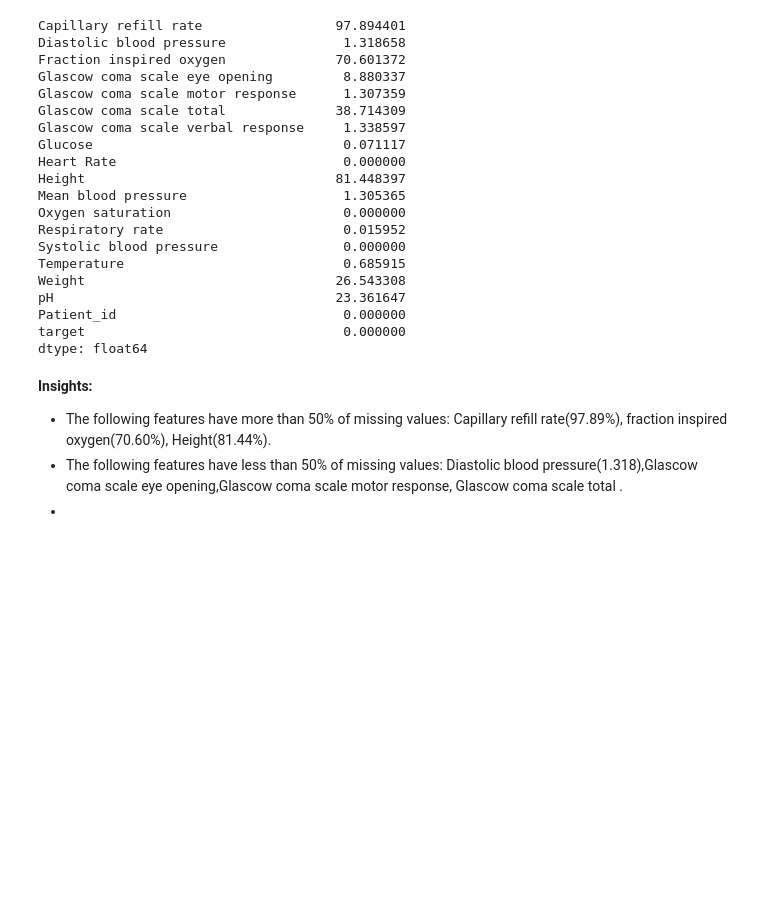
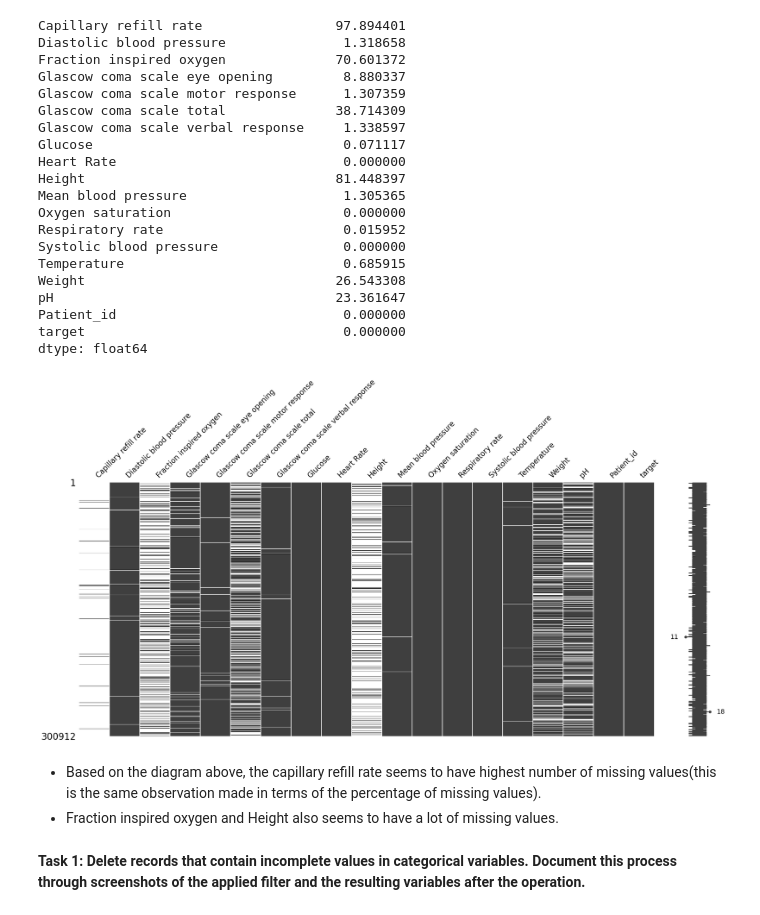
Before and after one commit to Lorraine254/AppliedMachineLearning, a Jupyter notebook: Assignment 2/Data_preprocessing_148454.ipynb, the cells around one changed output. Cells and saved outputs as stored; diff of their text form; code cells hidden in the pictures; blank space fills up the shorter version.

```diff
--- a/Assignment 2/Data_preprocessing_148454.ipynb
+++ b/Assignment 2/Data_preprocessing_148454.ipynb
@@ -238,8 +264,18 @@ pH                                    23.361647
 Patient_id                             0.000000
 target                                 0.000000
 dtype: float64
-# %% [markdown]
-**Insights:**
-- The following features have more than 50% of missing values: Capillary refill rate(97.89%), fraction inspired oxygen(70.60%), Height(81.44%).
--  The following features have less than 50% of missing values: Diastolic blood pressure(1.318),Glascow coma scale eye opening,Glascow coma scale motor response, Glascow coma scale total  .
--
+# %%
+# Visualizing the missing values
+
+# pip install missingno
+import missingno as mn
+
+mn.matrix(df);
+# %% [output]
+[figure, added]
+# %% [markdown]
+- Based on the diagram above, the capillary refill rate seems to have highest number of missing values(this is the same observation made in terms of the percentage of missing values).
+- Fraction inspired oxygen and Height also seems to have a lot of missing values.
+# %% [markdown]
+**Task 1:**
+**Delete records that contain incomplete values in categorical variables. Document this process through screenshots of the applied filter and the resulting variables after the operation.**
```
Also changed, not shown: parts of 30 cells of this notebook, 6 other files.
